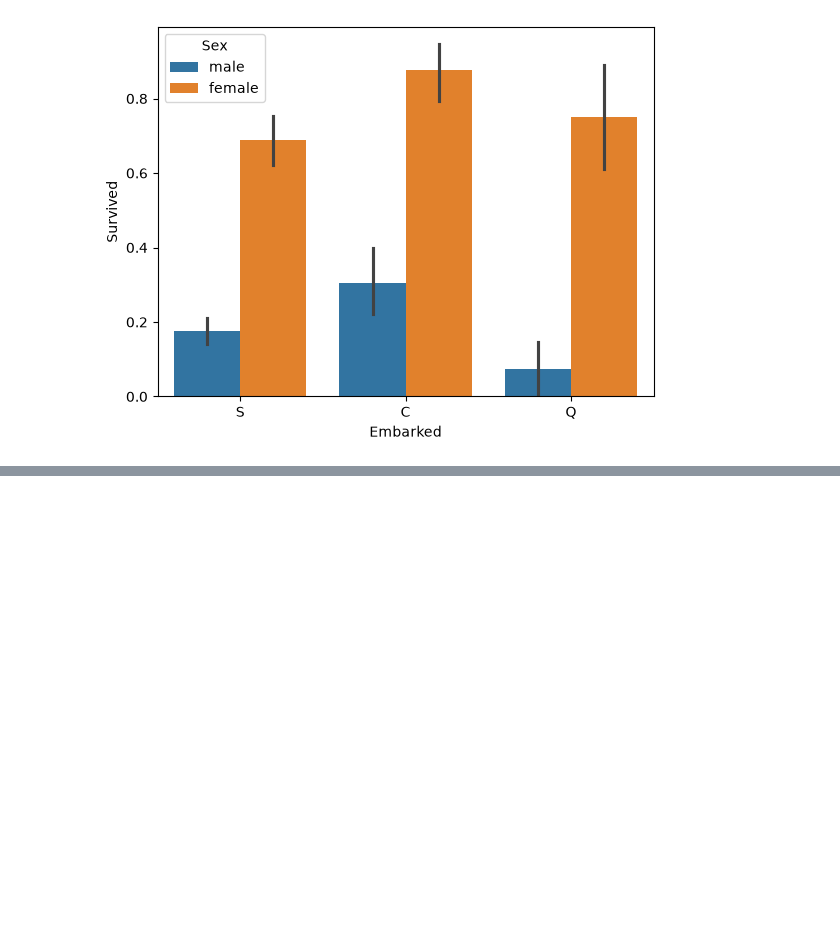
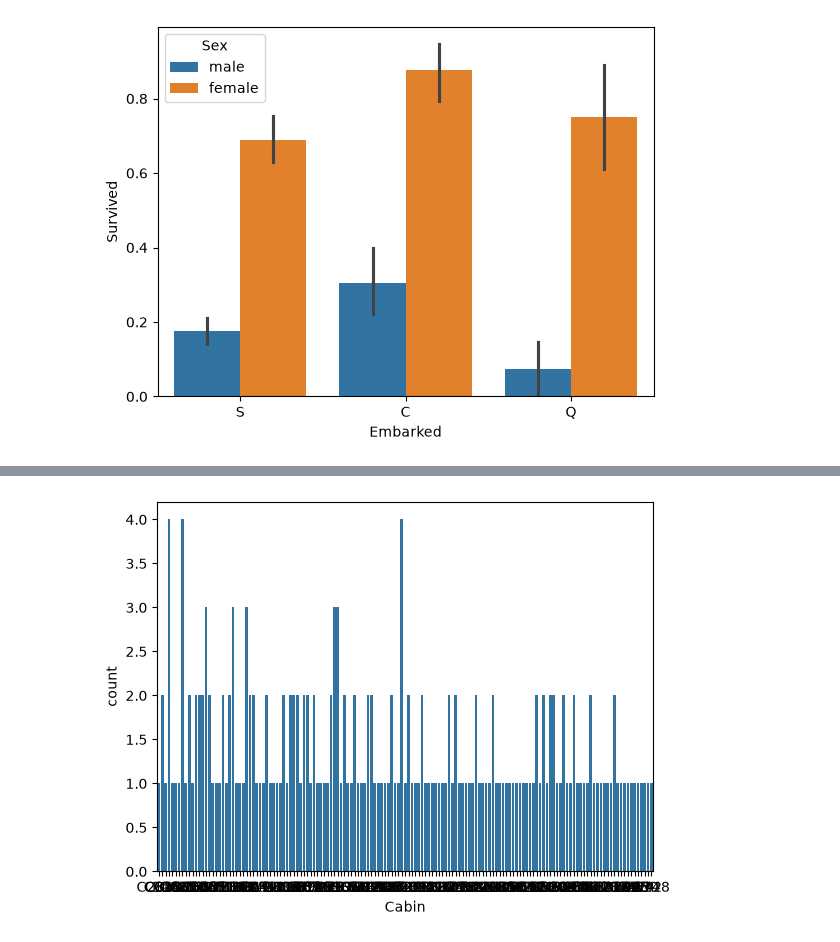
Before and after one commit to andres112/Advanced-Python, a Jupyter notebook: Titanic.ipynb, the cells around one changed output, grey strips where cells are left out. Cells and saved outputs as stored; diff of their text form; code cells hidden in the pictures; blank space fills up the shorter version.

```diff
--- a/Titanic.ipynb
+++ b/Titanic.ipynb
@@ -81,0 +116,5 @@ plt.show()
+# %%
+sns.countplot(x='Cabin', data=train_data)
+plt.show()
+# %% [output]
+[figure, added]
```
Also changed, not shown: parts of 6 cells of this notebook.
